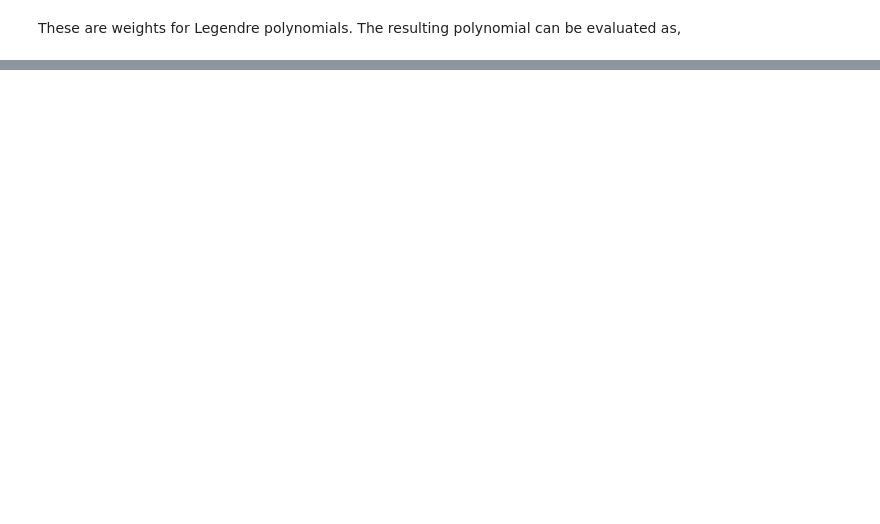
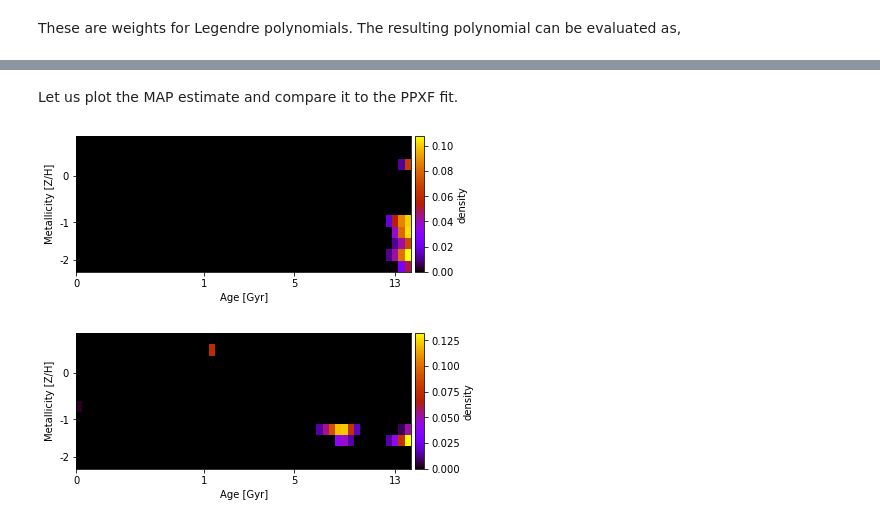
Before and after one commit to prashjet/uq4pk, a Jupyter notebook: notebooks/M54_data.ipynb, the cells around one changed output, grey strips where cells are left out. Drawn from its saved outputs; the diff is of its cells as text; code cells hidden in the pictures; blank space fills up the shorter version.

Commit message:
Tested the corrected observation operator, but something seems wrong.

```diff
--- a/notebooks/M54_data.ipynb
+++ b/notebooks/M54_data.ipynb
@@ -282,0 +282,15 @@ ssps_corrected.Xw *= (ssps_corrected.Xw.T * continuum_distorition).T
+# %%
+mask = m54_data.mask
+y = m54_data.y[mask]
+y_sd = m54_data.noise_level[mask]
+G_old = ObservationOperator(ssps=ssps, dv=ssps.dv, do_log_resample=False)
+f_ppxf = np.reshape(ppxf_fit_mdegree.weights, ssps.par_dims).T
+f_ppxf = orient_image(f_ppxf)
+
+y_hat_old = G_old.evaluate(f_ppxf, theta_v)[mask]
+y_hat_new = G.evaluate(f_ppxf, theta_v)[mask]
+data_fit_old = np.linalg.norm((y - y_hat_old) / y_sd)
+data_fit_new = np.linalg.norm((y - y_hat_new) / y_sd)
+
+print(f"Data fit without correction: {data_fit_old}.")
+print(f"Data fit with correction: {data_fit_new}.")
@@ -282,0 +308,12 @@ ssps_corrected.Xw *= (ssps_corrected.Xw.T * continuum_distorition).T
+# %%
+f_ppxf = orient_image(m54_data.ppxf_map_solution)
+
+f_ppxf_norm = f_ppxf / np.sum(f_ppxf)
+y_ref = G_old.evaluate(f_ppxf_norm, theta_v)
+# compute a scaling factor such that ||y_ref|| = ||y||
+s = np.linalg.norm(y_ref) / np.linalg.norm(y)
+# rescale data and noise
+y_norm = y.copy()
+y_norm *= s
+y_sd_norm = y_sd.copy()
+y_sd_norm *= s
@@ -282,0 +322,12 @@ ssps_corrected.Xw *= (ssps_corrected.Xw.T * continuum_distorition).T
+# %%
+from uq4pk_fit.inference import StatModel, ForwardOperator
+from uq4pk_fit.visualization import plot_distribution_function
+
+# Initialize ForwardOperator object
+forward_operator = ForwardOperator(hermite_order=4, mask=mask, ssps=ssps, dv=ssps.dv, do_log_resample=False)
+# Fit the model
+model = StatModel(y=y_norm, y_sd=y_sd_norm, forward_operator=forward_operator)
+model.fix_theta_v(indices=np.arange(model.dim_theta), values=theta_v)
+model.normalize()
+model.beta1 *= 0.1
+fitted_model = model.fit()
@@ -282,0 +347,10 @@ ssps_corrected.Xw *= (ssps_corrected.Xw.T * continuum_distorition).T
+# %% [markdown]
+Let us plot the MAP estimate and compare it to the PPXF fit.
+# %%
+%matplotlib inline
+f_map = fitted_model.f_map
+plot_distribution_function(image=f_map, ssps=ssps, show=True)
+plot_distribution_function(image=f_ppxf_norm, ssps=ssps)
+# %% [output]
+[figure, added]
+[figure, added]
```
Also changed, not shown: parts of 37 cells of this notebook, 3 other files.
